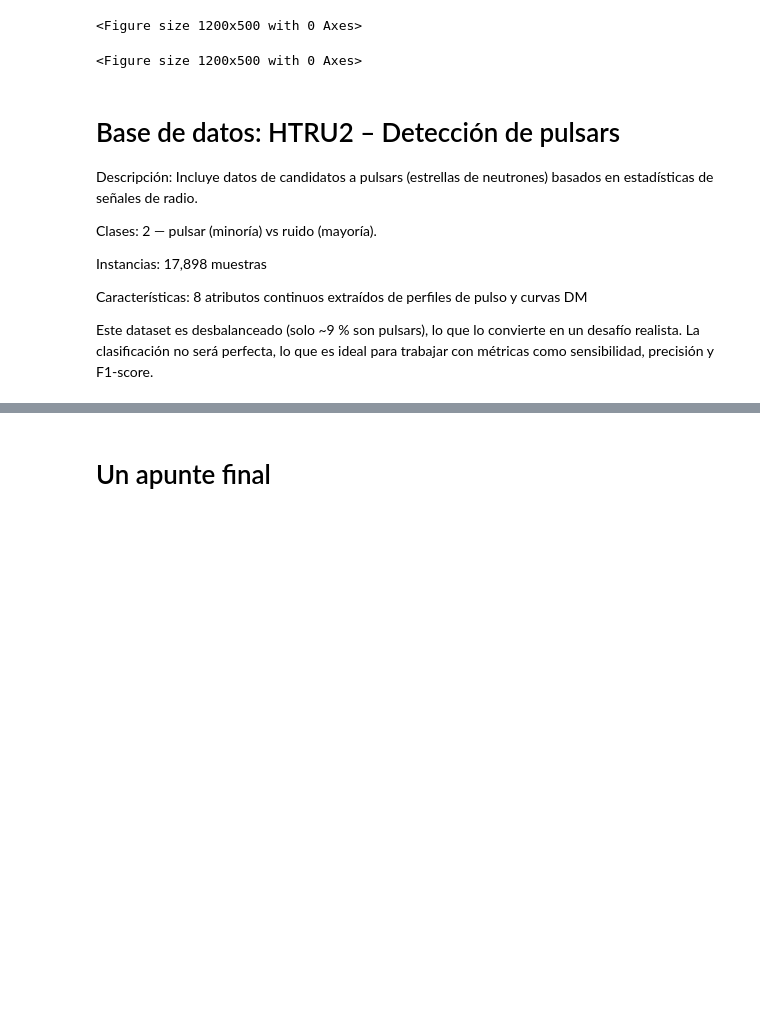
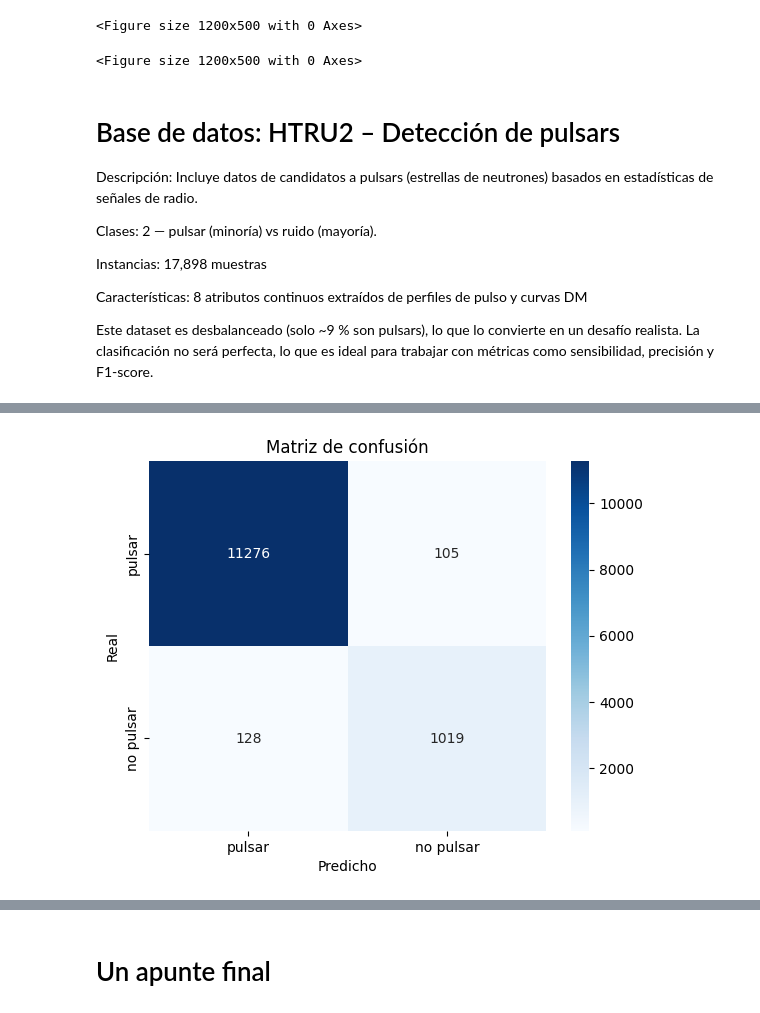
Before and after one commit to para18952/cursoPython2025, a Jupyter notebook: Modulo3_RedesNeuronales/RedesNeuronales.ipynb, the cells around one changed output, grey strips where cells are left out. Drawn from its saved outputs; the diff is of its cells as text; code cells hidden in the pictures; blank space fills up the shorter version.

```diff
--- a/Modulo3_RedesNeuronales/RedesNeuronales.ipynb
+++ b/Modulo3_RedesNeuronales/RedesNeuronales.ipynb
@@ -780,0 +756,90 @@ X_train, X_test, y_train, y_test = train_test_split(X_scaled, y_cat, test_size=0
+# %%
+X = df.iloc[:, :-1].values
+y = df.iloc[:, -1].values  # 0 = no pulsar, 1 = pulsar
+
+# 2. Preprocesamiento-Estandarización
+scaler = StandardScaler()
+X_scaled = scaler.fit_transform(X)
+y_cat = to_categorical(y, num_classes=2)
+
+X_train, X_test, y_train, y_test = train_test_split(X_scaled, y_cat, test_size=0.3, random_state=42, stratify=y)
+
+# 3. Definición y entrenamiento del modelo
+model = Sequential()
+model.add(Dense(128, activation='relu', input_shape=(X_train.shape[1],)))
+
+model.add(Dense(16, activation='relu', kernel_initializer=HeNormal()))
+
+# Agregar la capa de salida
+model.add(Dense(2, activation='softmax'))
+
+# Compilar el modelo [le decimos el optimizador de los pesos, la función de pérdida y la métrica a utilizar (en este caso precisión)]
+model.compile(optimizer='adam', loss='categorical_crossentropy', metrics=['accuracy'])
+
+model.summary()
+
+# Entrenamiento (variable que guarda lo que va pasando en el modelo)
+history = model.fit(X_train, y_train, epochs=20, batch_size=16, validation_split=0.1, verbose=0)
+
+# 4. Evaluación
+loss, acc = model.evaluate(X_train, y_train, verbose=0)
+print(f"\nPrecisión en el conjunto de entrenamiento: {acc:.4f}")
+
+# Predicciones y reporte
+y_pred_probs = model.predict(X_train)
+y_pred = np.argmax(y_pred_probs, axis=1)
+y_true = np.argmax(y_train, axis=1)
+
+print("\nReporte de clasificación:")
+print(classification_report(y_true, y_pred))
+
+# Matriz de confusión
+cm = confusion_matrix(y_true, y_pred)
+sns.heatmap(cm, annot=True, fmt='d', cmap='Blues', xticklabels={'pulsar', 'no pulsar'}, yticklabels={'pulsar', 'no pulsar'})
+plt.xlabel("Predicho")
+plt.ylabel("Real")
+plt.title("Matriz de confusión")
+plt.show()
+
+# 5. Evaluación en test (lo mismo que antes, pero en vez de usar los datos de entrenamiento se utilizan los de test)
+loss, acc = model.evaluate(X_test, y_test, verbose=0)
+print(f"\nPrecisión en el conjunto de prueba: {acc:.4f}")
+
+# Predicciones y reporte
+y_pred_probs = model.predict(X_test)
+y_pred = np.argmax(y_pred_probs, axis=1)
+y_true = np.argmax(y_test, axis=1)
+
+print("\nReporte de clasificación:")
+print(classification_report(y_true, y_pred))
+
+# Matriz de confusión
+cm = confusion_matrix(y_true, y_pred)
+sns.heatmap(cm, annot=True, fmt='d', cmap='Blues', xticklabels={'pulsar', 'no pulsar'}, yticklabels={'pulsar', 'no pulsar'})
+plt.xlabel("Predicho")
+plt.ylabel("Real")
+plt.title("Matriz de confusión")
+plt.show()
+
+# 6. Visualización del entrenamiento
+plt.figure(figsize=(12, 5))
+
+plt.subplot(1, 2, 1)
+plt.plot(history.history['accuracy'], label='Entrenamiento')
+plt.plot(history.history['val_accuracy'], label='Validación')
+plt.title('Precisión durante el entrenamiento')
+plt.xlabel('Epoch')
+plt.ylabel('Precisión')
+plt.legend()
+
+plt.subplot(1, 2, 2)
+plt.plot(history.history['loss'], label='Entrenamiento')
+plt.plot(history.history['val_loss'], label='Validación')
+plt.title('Pérdida durante el entrenamiento')
+plt.xlabel('Epoch')
+plt.ylabel('Pérdida')
+plt.legend()
+
+plt.tight_layout()
+plt.show()
+# %% [output]
@@ -780,0 +871 @@ X_train, X_test, y_train, y_test = train_test_split(X_scaled, y_cat, test_size=0
+[figure, added]
```
Also changed, not shown: parts of 11 cells of this notebook.
